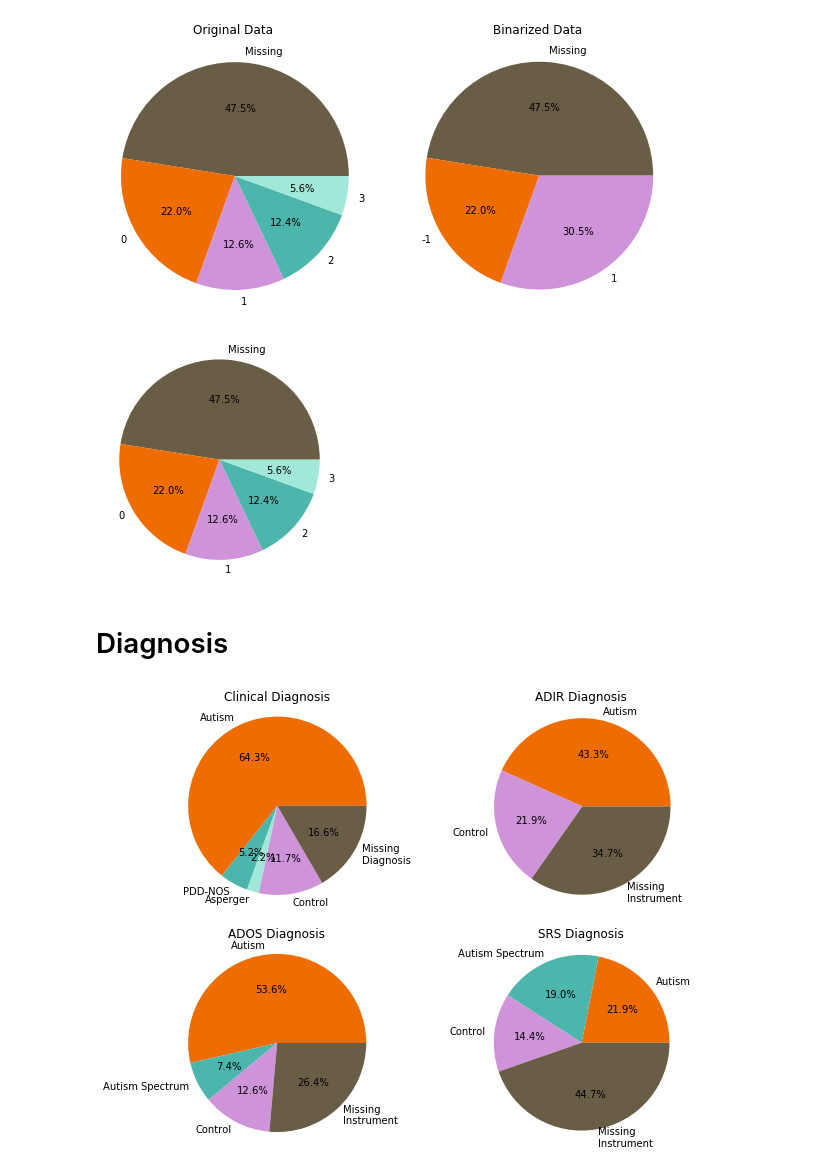
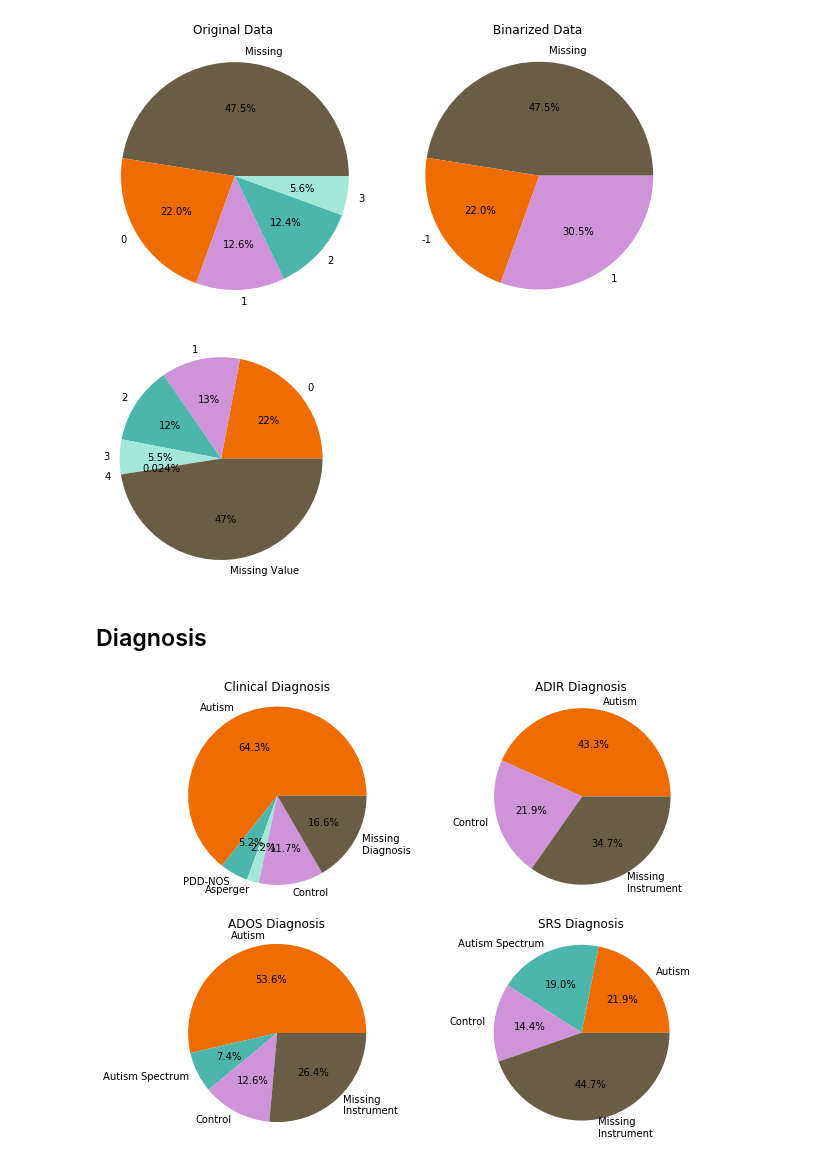
Before and after one commit to walllab/PhenotypeGLRM, a Jupyter notebook: analysis/Dataset-Overview.ipynb, the cells around one changed output. Saved outputs shown, nothing was run; the diff lists cells and outputs as text; code cells hidden in the pictures.

```diff
--- a/analysis/Basic-Data.ipynb
+++ b/analysis/Dataset-Overview.ipynb
@@ -62,22 +78,21 @@ plt.show()
 # %%
 import matplotlib.pyplot as plt
 unique, counts = np.unique(data, return_counts=True)
-counts[3] += counts[4]
-unique = ["Missing", "0", "1", "2", "3"]
-counts = [counts[5], counts[0], counts[1], counts[2], counts[3]]
-colors = ["#695d46", "#ef6c00", "#ce93d8", "#4db6ac", "#a1e8d9", "#b3a77d"]
+unique = list(unique)
+unique[unique.index('None')] = 'Missing Value'
+colors = ["#ef6c00", "#ce93d8", "#4db6ac", "#a1e8d9", "#b3a77d", "#695d46"]
 dict(zip(unique, counts/sum(counts)))
 
 fig1, (ax1) = plt.subplots(1, 1, figsize=(4, 4))
-ax1.pie(counts/sum(counts), labels=unique, autopct='%1.1f%%', colors=colors)
+ax1.pie(counts/sum(counts), labels=unique, autopct='%.2g%%', colors=colors)
 #ax1.set_title('Response Distribution')
 ax1.axis('equal')  # Equal aspect ratio ensures that pie is drawn as a circle.
 
 plt.show()
 # %% [output]
-[figure, old version]
+[figure, new version]
 # %% [markdown]
-# Diagnosis
+## Diagnosis
 # %%
 import matplotlib.pyplot as plt
 from collections import Counter
```
Also changed, not shown: parts of 21 cells of this notebook, 18 other files.
